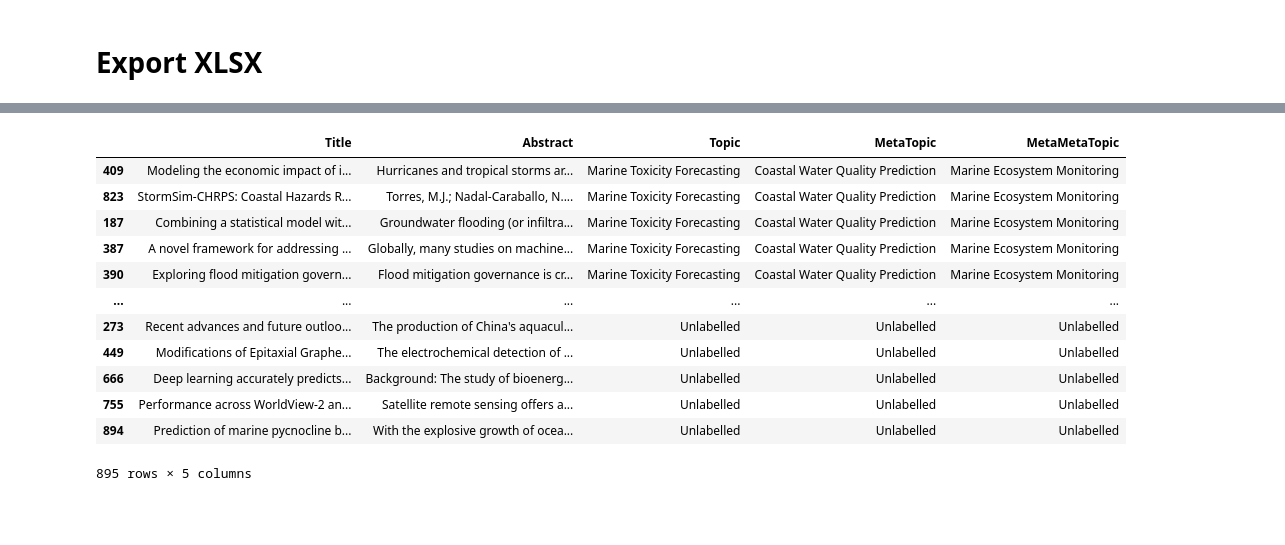
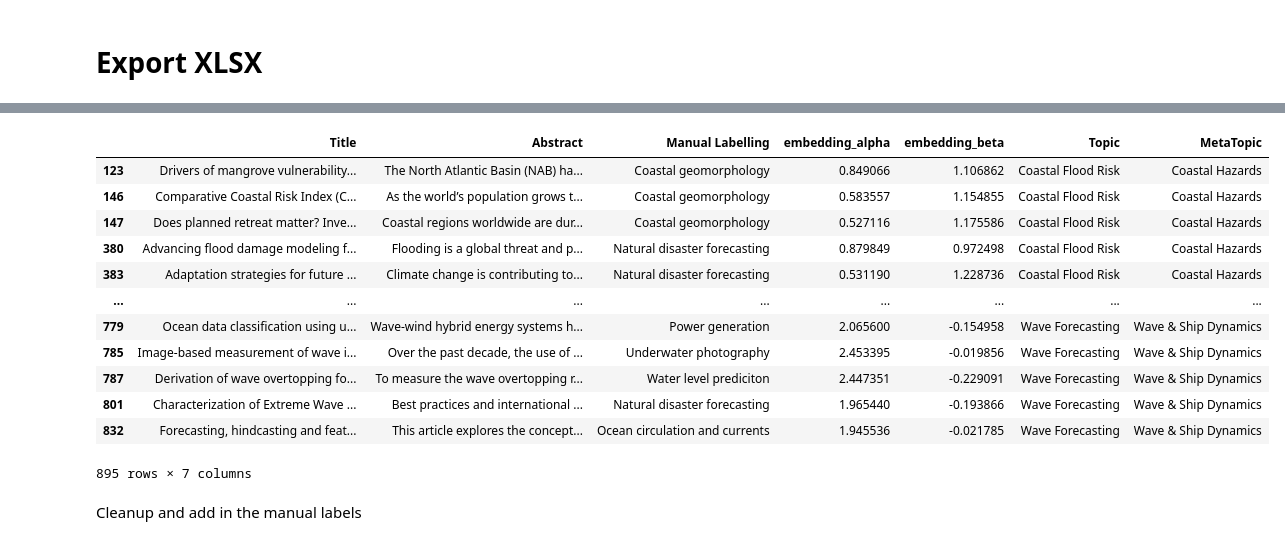
Before and after one commit to tayden/bb-ai-oceanography, a Jupyter notebook: TopicClusteringViz.ipynb, the cells around one changed output, grey strips where cells are left out. Drawn from its saved outputs; the diff is of its cells as text; code cells hidden in the pictures; blank space fills up the shorter version.

```diff
--- a/TopicClusteringViz.ipynb
+++ b/TopicClusteringViz.ipynb
@@ -775,13 +790,15 @@ def subtopics_and_keywords_to_topic_name(
 And we can start naming topics for the other layers ...
 # %%
 %%time
-layer1_topics = subtopics_and_keywords_to_topic_name(
-    [a + b for a,b in zip(topical_subtopic_layers[0], contrastive_subtopic_layers[0])],
-    contrastive_keyword_layers[1],
-    topical_sentences_per_cluster[1],
-    distinctive_sentences_per_cluster[1],
-    layer_cluster_neighbors[1],
+layer_n_topics = [subtopics_and_keywords_to_topic_name(
+    [a + b for a,b in zip(topical_subtopic_layers[i], contrastive_subtopic_layers[i])],
+    contrastive_keyword_layers[i+1],
+    topical_sentences_per_cluster[i+1],
+    distinctive_sentences_per_cluster[i+1],
+    layer_cluster_neighbors[i+1],
     from_topic_index=0,
-    to_topic_index=len(topical_subtopic_layers[0]),
-)
+    to_topic_index=len(topical_subtopic_layers[i]),
+) for i in trange(len(topical_subtopic_layers))]
+
+all_layer_topics = [layer0_topics, *layer_n_topics]
 # %% [output]
@@ -828,8 +818,6 @@ def create_final_remedy_prompt(original_topic_names, docs, vector_array, pointse
     prompt_text += f"\n\nThe current name for this topic of these paragraphs is: {original_topic_names[-1]}\n"
     prompt_text += "A better and more specific name that still captures the topic of these article titles is: "
     return prompt_text
-# %%
-all_layer_topics = [layer0_topics, layer1_topics, layer2_topics]#, layer3_topics]
 # %%
 all_layer_topics
 # %% [output]
@@ -861,9 +849,9 @@ unique_names = set([])
 
 for n in range(len(all_layer_topics) - 1, -1, -1):
     print(f"Working on layer {n}")
-    for i, (name, indices) in enumerate(zip(all_layer_topics[n], pointset_layers[n])):
-        if i % 100 == 0:
-            print(f"Working on cluster {i}")
+    for i, (name, indices) in enumerate(tqdm.auto.tqdm(list(zip(all_layer_topics[n], pointset_layers[n])))):
+        # if i % 100 == 0:
+        # print(f"Working on cluster {i}")
         n_attempts = 0
         recapped_name = string.capwords(name.strip(string.punctuation + string.whitespace))
         unique_name = recapped_name
@@ -874,7 +862,7 @@ for n in range(len(all_layer_topics) - 1, -1, -1):
             )
             unique_name = llm(prompt_text, max_tokens=36).content[0].text
             if "\n" in unique_name:
-                unique_name = unique_name.lstrip("\n ")
+                unique_name = unique_name.lstrip("\n ").lstrip("1. ")
                 unique_name = unique_name.split("\n")[0]
             unique_name = string.capwords(unique_name.strip(string.punctuation + string.whitespace))
             original_topic_names.append(unique_name)
@@ -969,4 +975,7 @@ fig.savefig("oceanography-ml-landscape.png", bbox_inches="tight")
 # %%
-clusters_df = pd.DataFrame(dataset[["Title", "Abstract"]])
+clusters_df = pd.DataFrame(dataset[["Title", "Abstract", 'Manual Labelling']])
+clusters_df['embedding_alpha'] = data_map[:,0]
+clusters_df['embedding_beta'] = data_map[:,1]
+# clusters_df['embedding_full'] = list(map(str, data_vectors))
 clusters_df
 # %% [output]
@@ -986,22 +995,24 @@ clusters_df
 # %%
 clusters_df["Topic"] = layer_clusters[0]
 clusters_df["MetaTopic"] = layer_clusters[1]
-clusters_df["MetaMetaTopic"] = layer_clusters[2]
+# clusters_df["MetaMetaTopic"] = layer_clusters[2]
 
-clusters_df.sort_values(["MetaMetaTopic", "MetaTopic", "Topic"], inplace=True)
+clusters_df.sort_values(["MetaTopic", "Topic"], inplace=True)
 
 clusters_df
 # %% [output]
-|  | Title | Abstract | Topic | MetaTopic | MetaMetaTopic |
-| 409 | Modeling the economic impact of i... | Hurricanes and tropical storms ar... | Marine Toxicity Forecasting | Coastal Water Quality Prediction | Marine Ecosystem Monitoring |
-| 823 | StormSim-CHRPS: Coastal Hazards R... | Torres, M.J.; Nadal-Caraballo, N.... | Marine Toxicity Forecasting | Coastal Water Quality Prediction | Marine Ecosystem Monitoring |
-| 187 | Combining a statistical model wit... | Groundwater flooding (or infiltra... | Marine Toxicity Forecasting | Coastal Water Quality Prediction | Marine Ecosystem Monitoring |
-| 387 | A novel framework for addressing ... | Globally, many studies on machine... | Marine Toxicity Forecasting | Coastal Water Quality Prediction | Marine Ecosystem Monitoring |
-| 390 | Exploring flood mitigation govern... | Flood mitigation governance is cr... | Marine Toxicity Forecasting | Coastal Water Quality Prediction | Marine Ecosystem Monitoring |
-| ... | ... | ... | ... | ... | ... |
-| 273 | Recent advances and future outloo... | The production of China's aquacul... | Unlabelled | Unlabelled | Unlabelled |
-| 449 | Modifications of Epitaxial Graphe... | The electrochemical detection of ... | Unlabelled | Unlabelled | Unlabelled |
-| 666 | Deep learning accurately predicts... | Background: The study of bioenerg... | Unlabelled | Unlabelled | Unlabelled |
-| 755 | Performance across WorldView-2 an... | Satellite remote sensing offers a... | Unlabelled | Unlabelled | Unlabelled |
-| 894 | Prediction of marine pycnocline b... | With the explosive growth of ocea... | Unlabelled | Unlabelled | Unlabelled |
+|  | Title | Abstract | Manual Labelling | embedding_alpha | embedding_beta | Topic | MetaTopic |
+| 123 | Drivers of mangrove vulnerability... | The North Atlantic Basin (NAB) ha... | Coastal geomorphology | 0.849066 | 1.106862 | Coastal Flood Risk | Coastal Hazards |
+| 146 | Comparative Coastal Risk Index (C... | As the world’s population grows t... | Coastal geomorphology | 0.583557 | 1.154855 | Coastal Flood Risk | Coastal Hazards |
+| 147 | Does planned retreat matter? Inve... | Coastal regions worldwide are dur... | Coastal geomorphology | 0.527116 | 1.175586 | Coastal Flood Risk | Coastal Hazards |
+| 380 | Advancing flood damage modeling f... | Flooding is a global threat and p... | Natural disaster forecasting | 0.879849 | 0.972498 | Coastal Flood Risk | Coastal Hazards |
+| 383 | Adaptation strategies for future ... | Climate change is contributing to... | Natural disaster forecasting | 0.531190 | 1.228736 | Coastal Flood Risk | Coastal Hazards |
+| ... | ... | ... | ... | ... | ... | ... | ... |
+| 779 | Ocean data classification using u... | Wave-wind hybrid energy systems h... | Power generation | 2.065600 | -0.154958 | Wave Forecasting | Wave & Ship Dynamics |
+| 785 | Image-based measurement of wave i... | Over the past decade, the use of ... | Underwater photography | 2.453395 | -0.019856 | Wave Forecasting | Wave & Ship Dynamics |
+| 787 | Derivation of wave overtopping fo... | To measure the wave overtopping r... | Water level prediciton | 2.447351 | -0.229091 | Wave Forecasting | Wave & Ship Dynamics |
+| 801 | Characterization of Extreme Wave ... | Best practices and international ... | Natural disaster forecasting | 1.965440 | -0.193866 | Wave Forecasting | Wave & Ship Dynamics |
+| 832 | Forecasting, hindcasting and feat... | This article explores the concept... | Ocean circulation and currents | 1.945536 | -0.021785 | Wave Forecasting | Wave & Ship Dynamics |
-895 rows × 5 columns
+895 rows × 7 columns
+# %% [markdown]
+Cleanup and add in the manual labels
```
Also changed, not shown: parts of 44 cells of this notebook, 3 other files.
